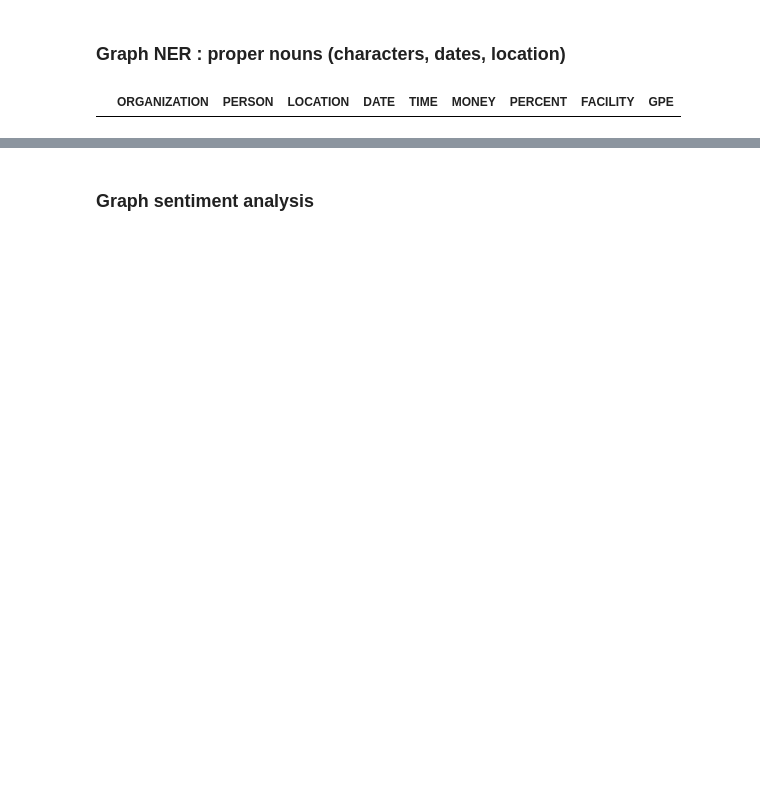
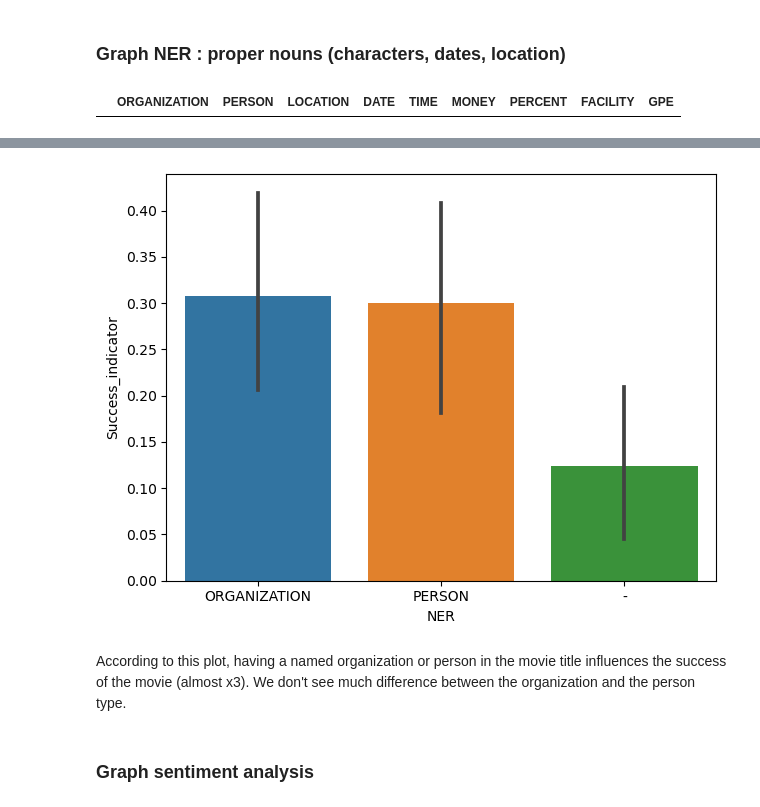
Before and after one commit to epfl-ada/ada-2023-project-randada, a Jupyter notebook: Key_Features.ipynb, the cells around one changed output, grey strips where cells are left out. Drawn from its saved outputs; the diff is of its cells as text; code cells hidden in the pictures; blank space fills up the shorter version.

```diff
--- a/Key_Features.ipynb
+++ b/Key_Features.ipynb
@@ -290,3 +331,18 @@ movies.head()
+# %%
+titles_ORG=pd.concat([titles_organization['Success_indicator'],pd.Series(['ORGANIZATION' for i in range(0,len(titles_organization))])],axis=1)
+titles_PER=pd.concat([titles_person['Success_indicator'],pd.Series(['PERSON' for i in range(0,len(titles_person))])],axis=1)
+titles_REST=pd.concat([titles_person['Success_indicator'],pd.Series(['-' for i in range(0,len(titles_rest))])],axis=1)
+
+data_NER=pd.concat([titles_ORG,titles_PER,titles_REST],axis=0)
+data_NER=data_NER.rename(columns={"Success_indicator": "Success_indicator", 0: "NER"})
+# %%
+sns.barplot(x='NER',y='Success_indicator',data=data_NER)
+
+plt.tight_layout()
+# %% [output]
+[figure, added]
+# %% [markdown]
+According to this plot, having a named organization or person in the movie title influences the success of the movie (almost x3). We don't see much difference between the organization and the person type.
 # %% [markdown]
 ### Graph sentiment analysis
 # %%
```
Also changed, not shown: parts of 18 cells of this notebook.
